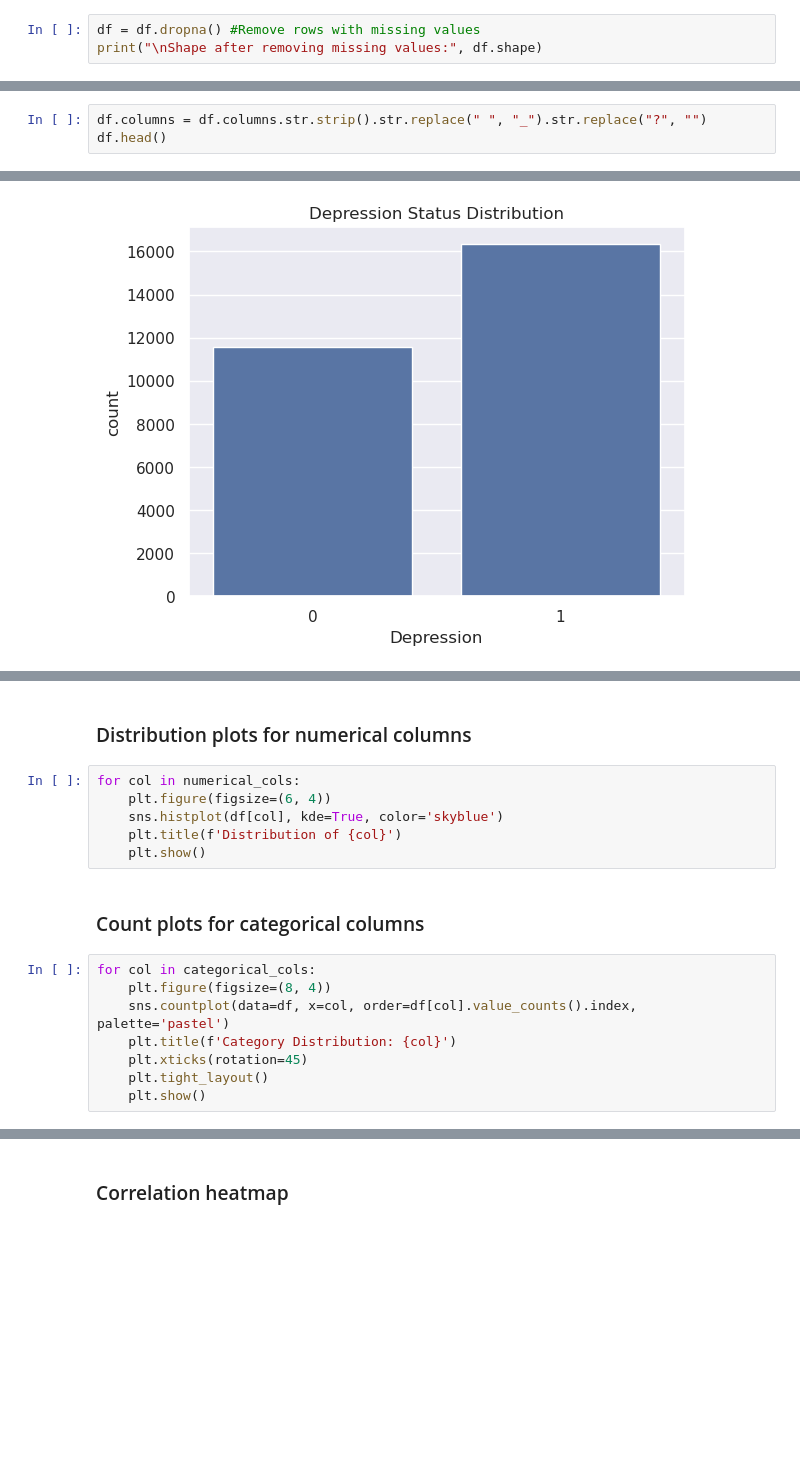
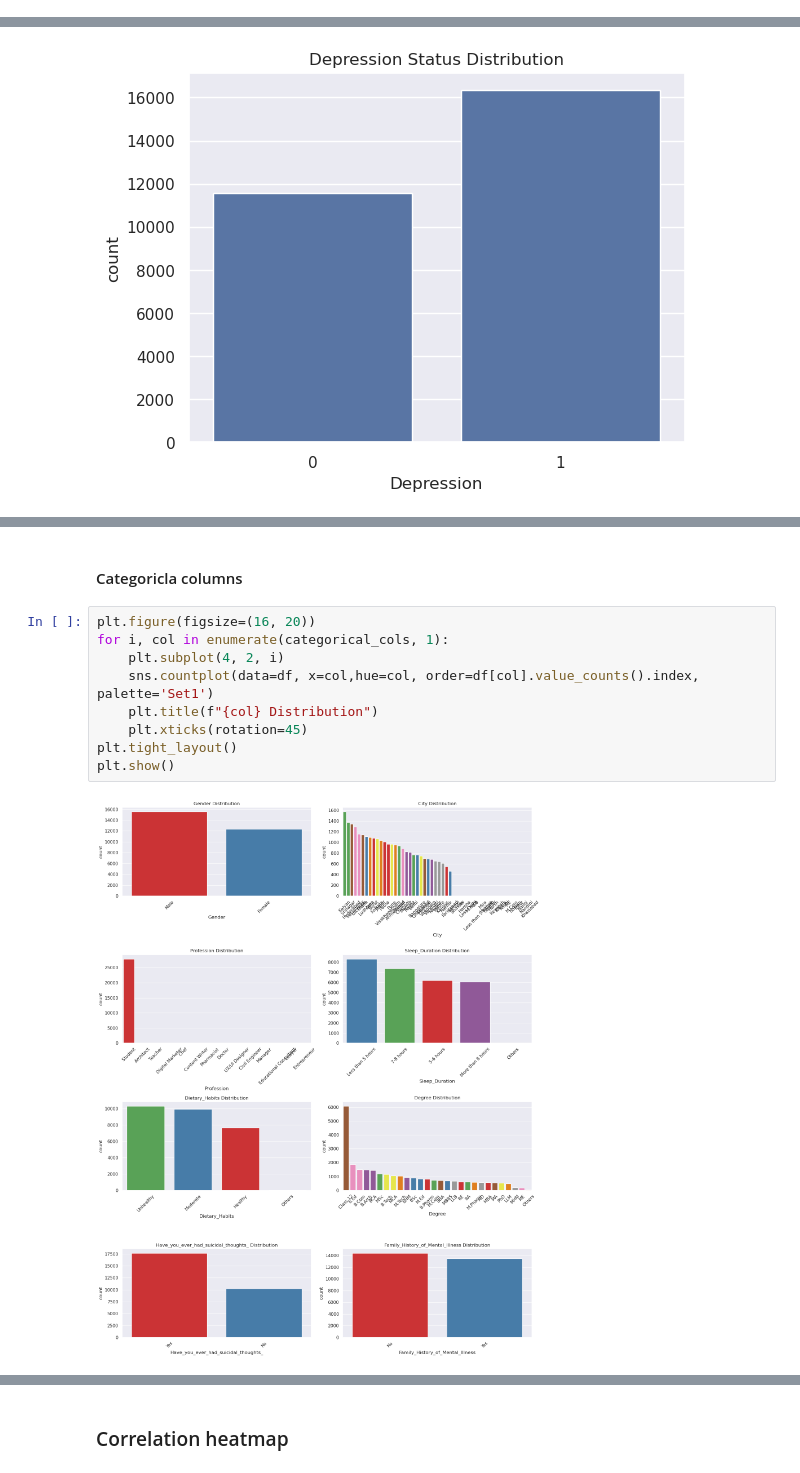
Before and after one commit to rushring/CS_Group07_StudentDepressionDetection, a Jupyter notebook: notebooks/menura-gradient_boosting_classifier/eda-gradient_boosting_classifier.ipynb, the cells around one changed output, grey strips where cells are left out. Drawn from its saved outputs; the diff is of its cells as text; blank space fills up the shorter version.

```diff
--- a/notebooks/menura-gradient_boosting_classifier/eda-gradient_boosting_classifier.ipynb
+++ b/notebooks/menura-gradient_boosting_classifier/eda-gradient_boosting_classifier.ipynb
@@ -53,3 +50,0 @@ Duplicate rows: 0
-# %%
-df = df.dropna() #Remove rows with missing values
-print("\nShape after removing missing values:", df.shape)
@@ -62,3 +50,0 @@ Removes spaces and question marks in column names
-# %%
-df.columns = df.columns.str.strip().str.replace(" ", "_").str.replace("?", "")
-df.head()
@@ -111,18 +144,13 @@ print("Numerical Columns:", numerical_cols)
-# %% [markdown]
-### Distribution plots for numerical columns
-# %%
-for col in numerical_cols:
-    plt.figure(figsize=(6, 4))
-    sns.histplot(df[col], kde=True, color='skyblue')
-    plt.title(f'Distribution of {col}')
-    plt.show()
-# %% [markdown]
-### Count plots for categorical columns
-# %%
-for col in categorical_cols:
-    plt.figure(figsize=(8, 4))
-    sns.countplot(data=df, x=col, order=df[col].value_counts().index, palette='pastel')
-    plt.title(f'Category Distribution: {col}')
-    plt.xticks(rotation=45)
-    plt.tight_layout()
-    plt.show()
+# %% [markdown]
+#### Categoricla columns
+# %%
+plt.figure(figsize=(16, 20))
+for i, col in enumerate(categorical_cols, 1):
+    plt.subplot(4, 2, i)
+    sns.countplot(data=df, x=col,hue=col, order=df[col].value_counts().index, palette='Set1')
+    plt.title(f"{col} Distribution")
+    plt.xticks(rotation=45)
+plt.tight_layout()
+plt.show()
+# %% [output]
+[figure, added]
```
Also changed, not shown: parts of 67 cells of this notebook, 8 other files.
